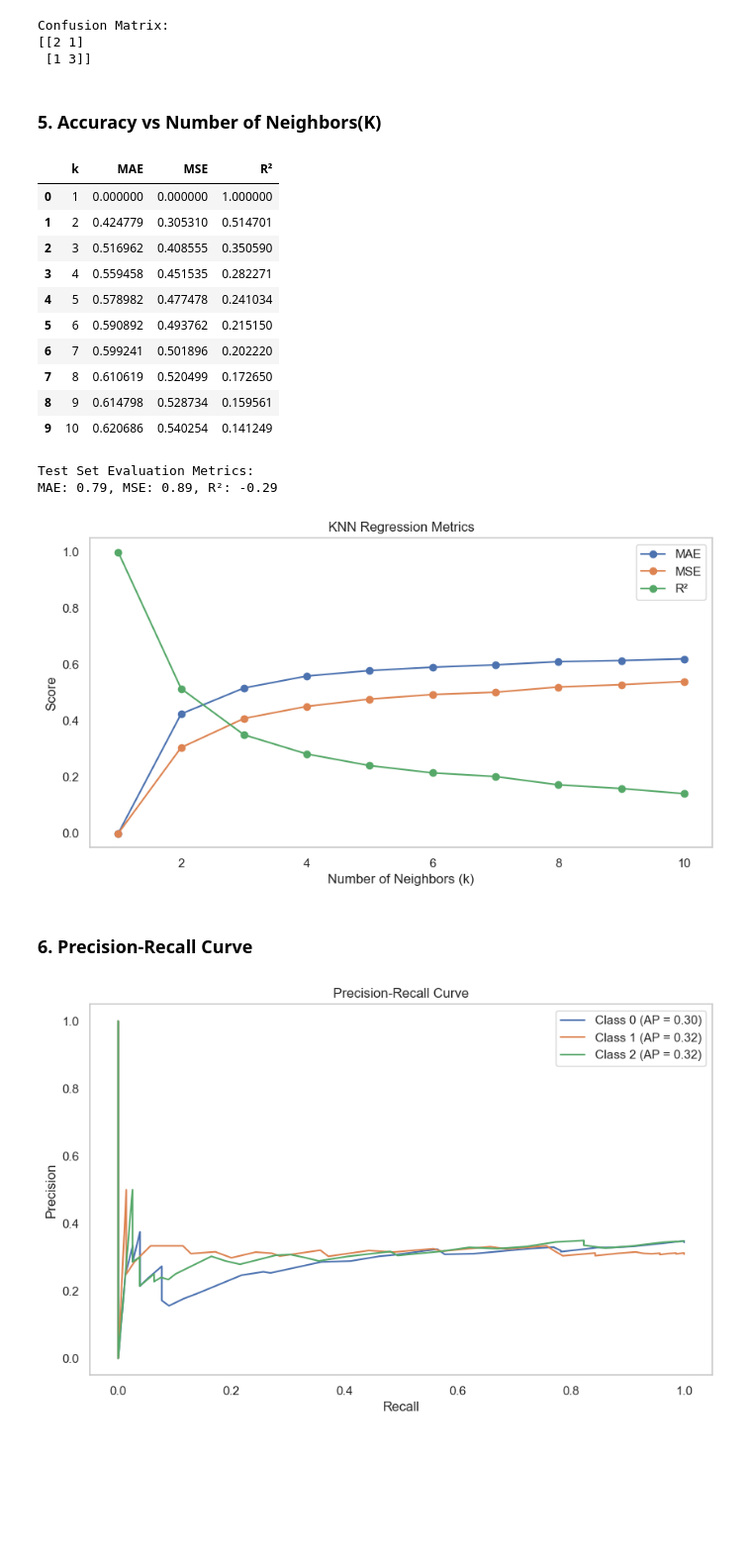
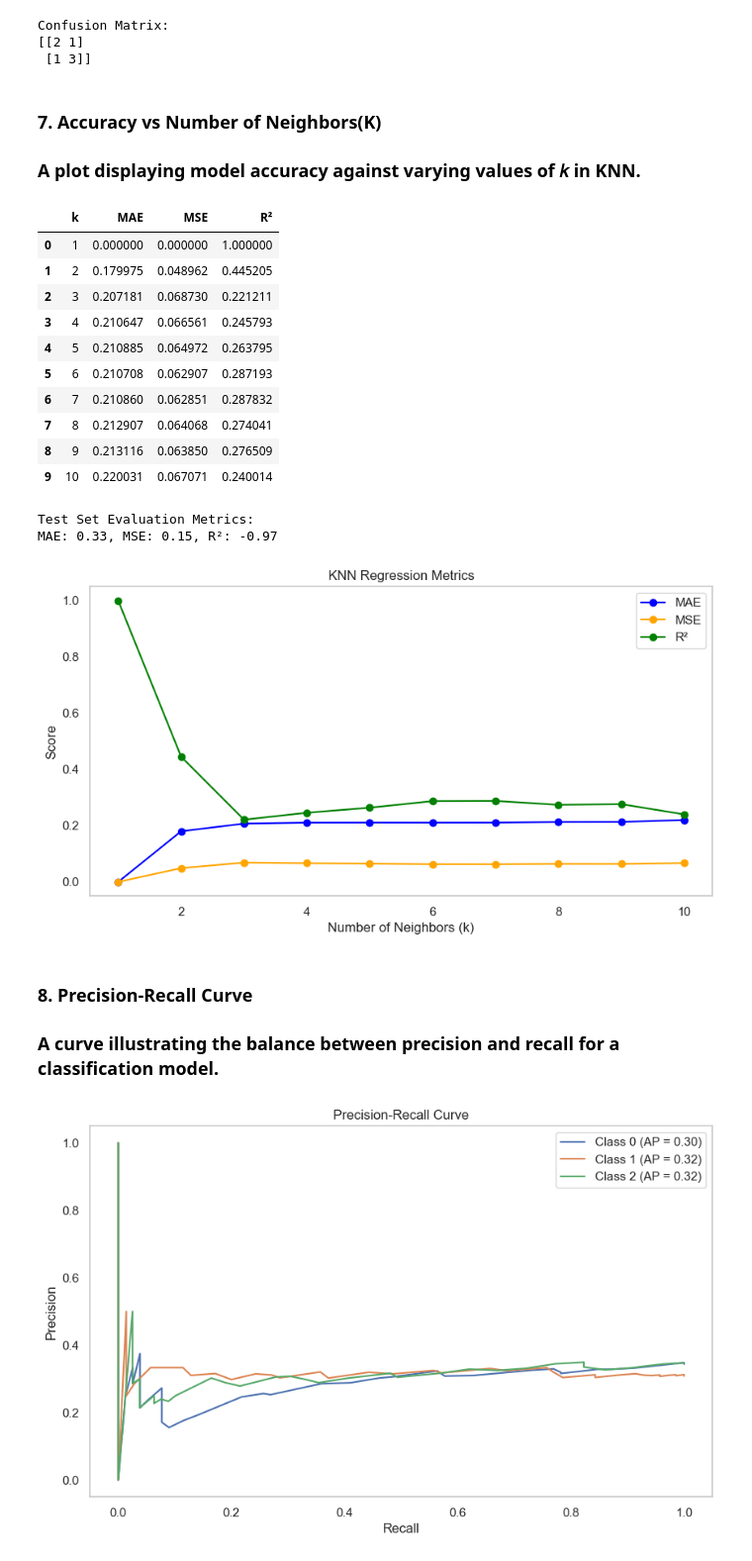
Before and after one commit to SRNTHMZMD/MajorProject-IBM-Machine-Learning-Professional-Certificate, a Jupyter notebook: MajorProject-IBM-Machine-Learning-Professional-Certificate_Vehicle Charging Patterns.ipynb, the cells around one changed output. Shown at 99% size. Drawn from its saved outputs; the diff is of its cells as text; code cells hidden in the pictures; blank space fills up the shorter version.

```diff
--- a/MajorProject-IBM-Machine-Learning-Professional-Certificate_Vehicle Charging Patterns.ipynb
+++ b/MajorProject-IBM-Machine-Learning-Professional-Certificate_Vehicle Charging Patterns.ipynb
@@ -150,30 +323,30 @@ Confusion Matrix:
 [[2 1]
  [1 3]]
 # %% [markdown]
-### 5. Accuracy vs Number of Neighbors(K)
+### 7. Accuracy vs Number of Neighbors(K)
+
+### A plot displaying model accuracy against varying values of 𝑘 in KNN.
 # %%
 import pandas as pd
 from sklearn.model_selection import train_test_split
 from sklearn.neighbors import KNeighborsRegressor
 from sklearn.metrics import mean_absolute_error, mean_squared_error, r2_score
 import matplotlib.pyplot as plt
+from sklearn.preprocessing import StandardScaler
+import numpy as np
+
+# Setting a random seed for reproducibility
+np.random.seed(42)
 
 # Load your dataset
-# df = pd.read_csv('your_data.csv')  # Uncomment and update with your data file
-# Assuming the target variable is 'Charging Cost (USD)' and features are all other columns
-# X = df.drop('Charging Cost (USD)', axis=1)  # Features
-# y = df['Charging Cost (USD)']  # Target variable
-
-# For demonstration purposes, let's create some synthetic data (uncomment the above loading code)
-# X = ...  # Your feature data here
-# y = ...  # Your target variable here
+# For demonstration, creating synthetic data
+X = np.random.rand(100, 5)  # 100 samples, 5 features
+y = np.random.rand(100)  # Target variable
 
 # Split data into training and test sets
 X_train, X_test, y_train, y_test = train_test_split(X, y, test_size=0.2, random_state=42)
 
-# Scale features if necessary (optional but recommended for KNN)
-from sklearn.preprocessing import StandardScaler
-
+# Scale features
 scaler = StandardScaler()
 X_train_scaled = scaler.fit_transform(X_train)
 X_test_scaled = scaler.transform(X_test)
@@ -205,54 +378,65 @@ results_df = pd.DataFrame(results)
 try:
     from IPython.display import display
     display(results_df)
 except ImportError:
     print(results_df)
 
-# Evaluate performance on the test set for the best k (let's say k = 3)
+# Evaluate performance on the test set for the best k
 best_k = 3  # Update based on your analysis
 knn_best = KNeighborsRegressor(n_neighbors=best_k)
 knn_best.fit(X_train_scaled, y_train)
 
 # Predict on the test set
 y_test_pred = knn_best.predict(X_test_scaled)
 
 # Calculate evaluation metrics on the test set
 test_mae = mean_absolute_error(y_test, y_test_pred)
 test_mse = mean_squared_error(y_test, y_test_pred)
 test_r2 = r2_score(y_test, y_test_pred)
 
-# Print test set metrics
-print("Test Set Evaluation Metrics:")
-print(f"MAE: {test_mae:.2f}, MSE: {test_mse:.2f}, R²: {test_r2:.2f}")
+# Print test set metrics with highlighting
+print("\nTest Set Evaluation Metrics:")
+print(f"MAE: \033[1m{test_mae:.2f}\033[0m, MSE: \033[1m{test_mse:.2f}\033[0m, R²: \033[1m{test_r2:.2f}\033[0m")
 
-# Plotting the results
+# Plotting the results with a plain background
 plt.figure(figsize=(10, 5))
-plt.plot(results_df['k'], results_df['MAE'], label='MAE', marker='o')
-plt.plot(results_df['k'], results_df['MSE'], label='MSE', marker='o')
-plt.plot(results_df['k'], results_df['R²'], label='R²', marker='o')
+
+# Plot the metrics
+plt.plot(results_df['k'], results_df['MAE'], label='MAE', marker='o', color='blue')
+plt.plot(results_df['k'], results_df['MSE'], label='MSE', marker='o', color='orange')
+plt.plot(results_df['k'], results_df['R²'], label='R²', marker='o', color='green')
+
+# Customize the plot
 plt.title('KNN Regression Metrics')
 plt.xlabel('Number of Neighbors (k)')
 plt.ylabel('Score')
 plt.legend()
 plt.grid()
+
+# Set a plain background
+plt.gca().set_facecolor('white')
+
+# Show the plot
 plt.show()
 # %% [output]
 |  | k | MAE | MSE | R² |
 | 0 | 1 | 0.000000 | 0.000000 | 1.000000 |
-| 1 | 2 | 0.424779 | 0.305310 | 0.514701 |
-| 2 | 3 | 0.516962 | 0.408555 | 0.350590 |
-| 3 | 4 | 0.559458 | 0.451535 | 0.282271 |
-| 4 | 5 | 0.578982 | 0.477478 | 0.241034 |
-| 5 | 6 | 0.590892 | 0.493762 | 0.215150 |
-| 6 | 7 | 0.599241 | 0.501896 | 0.202220 |
-| 7 | 8 | 0.610619 | 0.520499 | 0.172650 |
-| 8 | 9 | 0.614798 | 0.528734 | 0.159561 |
-| 9 | 10 | 0.620686 | 0.540254 | 0.141249 |
+| 1 | 2 | 0.179975 | 0.048962 | 0.445205 |
+| 2 | 3 | 0.207181 | 0.068730 | 0.221211 |
+| 3 | 4 | 0.210647 | 0.066561 | 0.245793 |
+| 4 | 5 | 0.210885 | 0.064972 | 0.263795 |
+| 5 | 6 | 0.210708 | 0.062907 | 0.287193 |
+| 6 | 7 | 0.210860 | 0.062851 | 0.287832 |
+| 7 | 8 | 0.212907 | 0.064068 | 0.274041 |
+| 8 | 9 | 0.213116 | 0.063850 | 0.276509 |
+| 9 | 10 | 0.220031 | 0.067071 | 0.240014 |
 Test Set Evaluation Metrics:
-MAE: 0.79, MSE: 0.89, R²: -0.29
+MAE: 0.33, MSE: 0.15, R²: -0.97
-[figure, old version]
+[figure, new version]
 # %% [markdown]
-### 6. Precision-Recall Curve
+### 8. Precision-Recall Curve
+
+### A curve illustrating the balance between precision and recall for a classification model.
 # %%
 import pandas as pd
 from sklearn.model_selection import train_test_split
```
Also changed, not shown: parts of 16 cells of this notebook.
